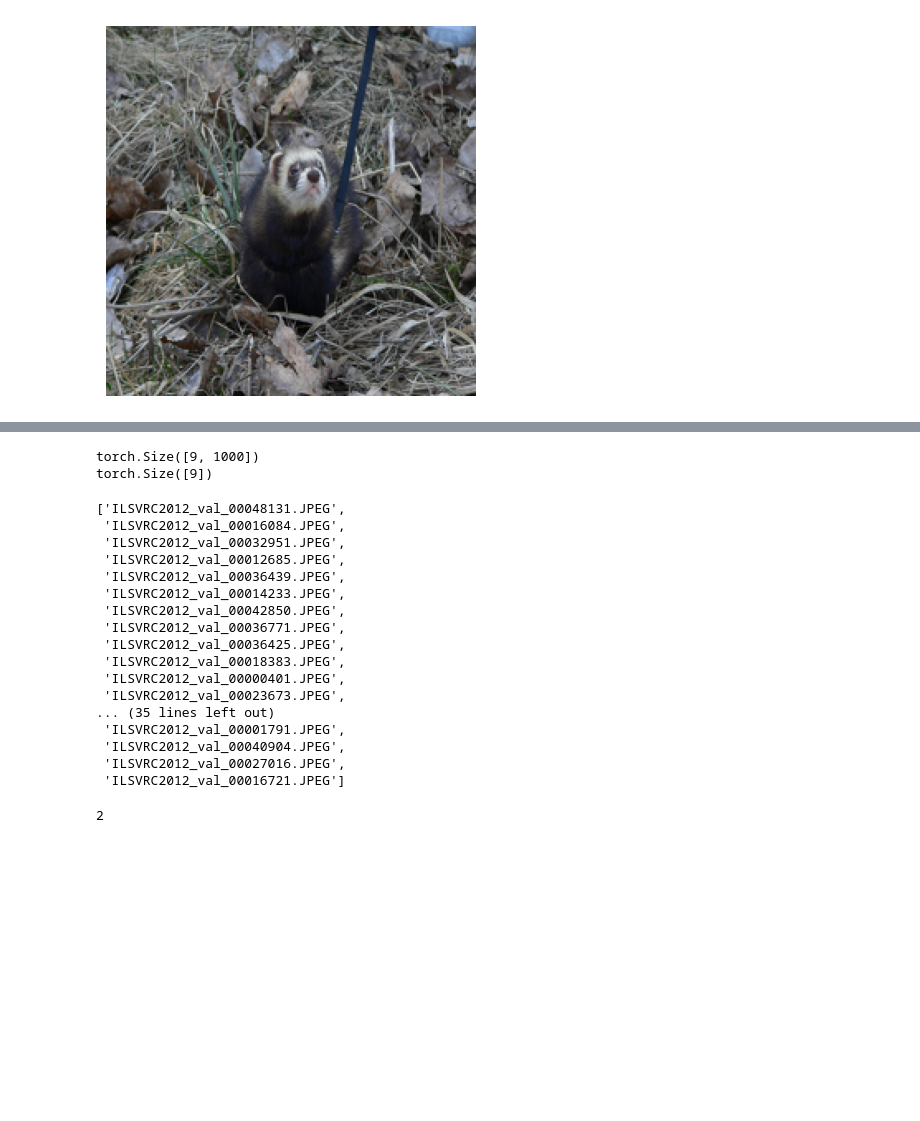
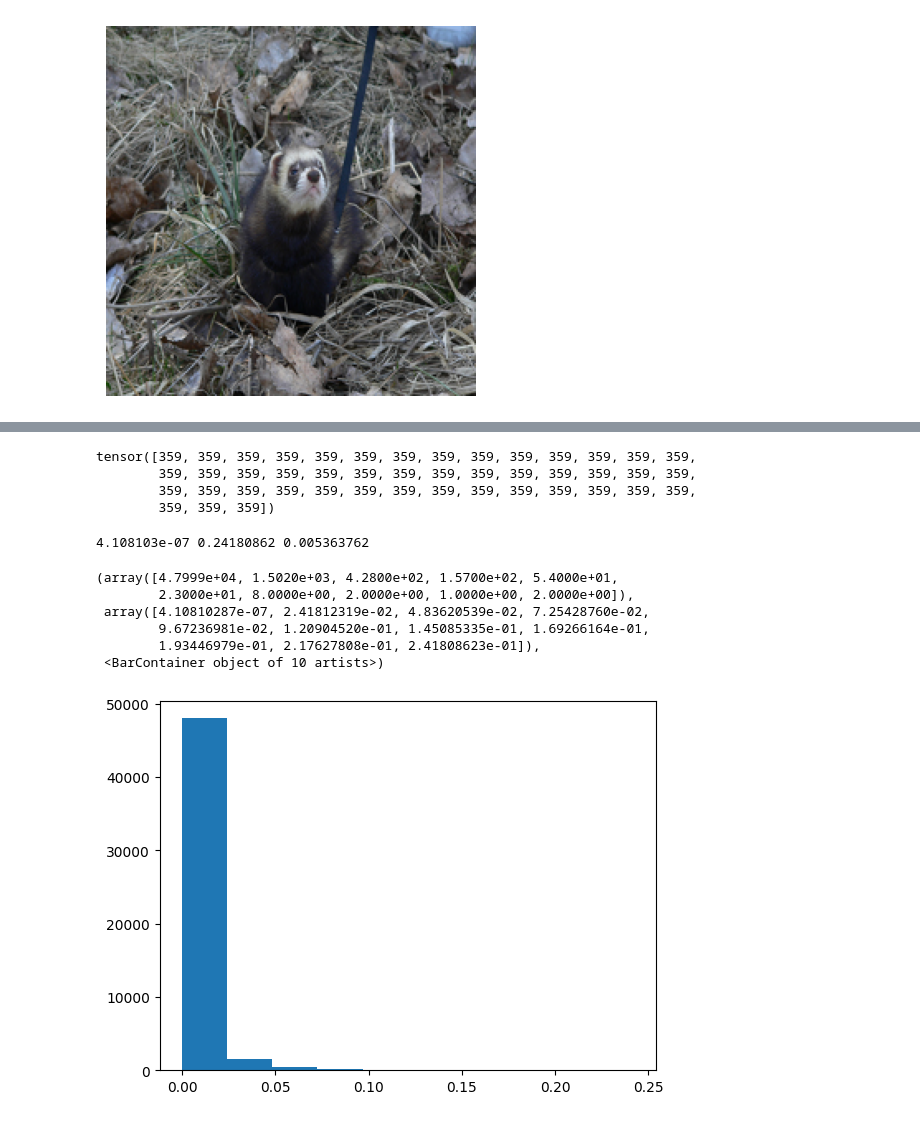
Before and after one commit to jleehun/ig_inversion, a Jupyter notebook: tasks/0510_metrics.ipynb, the cells around one changed output, grey strips where cells are left out. Drawn from its saved outputs; the diff is of its cells as text; code cells hidden in the pictures; blank space fills up the shorter version.

```diff
--- a/tasks/0510_metrics.ipynb
+++ b/tasks/0510_metrics.ipynb
@@ -175,28 +203,14 @@ RuntimeError: Boolean value of Tensor with more than one value is ambiguous
 # %%
+# ferrot.shape
 score = eval_mode(ferrot)
-print(score.shape)
+# print(score.shape)
 idx = torch.argmax(score, dim = -1)
-print(idx.shape)
+idx
+# print(idx.shape)
+# ferrot_tensor
+# img.shape
 # %% [output]
-torch.Size([9, 1000])
-torch.Size([9])
+tensor([359, 359, 359, 359, 359, 359, 359, 359, 359, 359, 359, 359, 359, 359,
+        359, 359, 359, 359, 359, 359, 359, 359, 359, 359, 359, 359, 359, 359,
+        359, 359, 359, 359, 359, 359, 359, 359, 359, 359, 359, 359, 359, 359,
+        359, 359, 359])
-# %%
-os.listdir(ferrot_dir)
-# %% [output]
-['ILSVRC2012_val_00048131.JPEG',
- 'ILSVRC2012_val_00016084.JPEG',
- 'ILSVRC2012_val_00032951.JPEG',
- 'ILSVRC2012_val_00012685.JPEG',
- 'ILSVRC2012_val_00036439.JPEG',
- 'ILSVRC2012_val_00014233.JPEG',
- 'ILSVRC2012_val_00042850.JPEG',
- 'ILSVRC2012_val_00036771.JPEG',
- 'ILSVRC2012_val_00036425.JPEG',
- 'ILSVRC2012_val_00018383.JPEG',
- 'ILSVRC2012_val_00000401.JPEG',
- 'ILSVRC2012_val_00023673.JPEG',
-... (35 lines left out)
- 'ILSVRC2012_val_00001791.JPEG',
- 'ILSVRC2012_val_00040904.JPEG',
- 'ILSVRC2012_val_00027016.JPEG',
- 'ILSVRC2012_val_00016721.JPEG']
@@ -205,6 +216,0 @@ te = Image.open(os.path.join(ferrot_dir,'ILSVRC2012_val_00018383.JPEG'))
-# %%
-te1 = np.asarray(te)
-# print(te1.shape)
-len(te1.shape)
-# %% [output]
-2
@@ -210,0 +269,28 @@ len(te1.shape)
+# %%
+from sklearn import preprocessing as pre
+
+# ferrot_tensor.mean()
+# import scipy.stats as stats
+# temp = ferrot_tensor.mean(dim = 0)
+# temp1 = temp.flatten().detach().cpu().numpy()
+# temp2 = attri.flatten().detach().cpu().numpy()
+# u, j = stats.kendalltau(temp1, temp2)
+# print(u)
+# print(temp1.min(), temp1.max(), temp1.mean())
+# print(temp2.min(), temp2.max(), temp2.mean())
+# norm1 = pre.MinMaxScaler().fit_transform(temp1.reshape(-1, 1))
+# norm2 = pre.MinMaxScaler().fit_transform(temp2.reshape(-1, 1))
+# stats.kendalltau(norm1, norm2)
+
+# plt.hist(temp2)
+
+eval_mode()
+# %% [output]
+4.108103e-07 0.24180862 0.005363762
+(array([4.7999e+04, 1.5020e+03, 4.2800e+02, 1.5700e+02, 5.4000e+01,
+        2.3000e+01, 8.0000e+00, 2.0000e+00, 1.0000e+00, 2.0000e+00]),
+ array([4.10810287e-07, 2.41812319e-02, 4.83620539e-02, 7.25428760e-02,
+        9.67236981e-02, 1.20904520e-01, 1.45085335e-01, 1.69266164e-01,
+        1.93446979e-01, 2.17627808e-01, 2.41808623e-01]),
+ <BarContainer object of 10 artists>)
+[figure, added]
```
Also changed, not shown: parts of 14 cells of this notebook, 1 other file.
